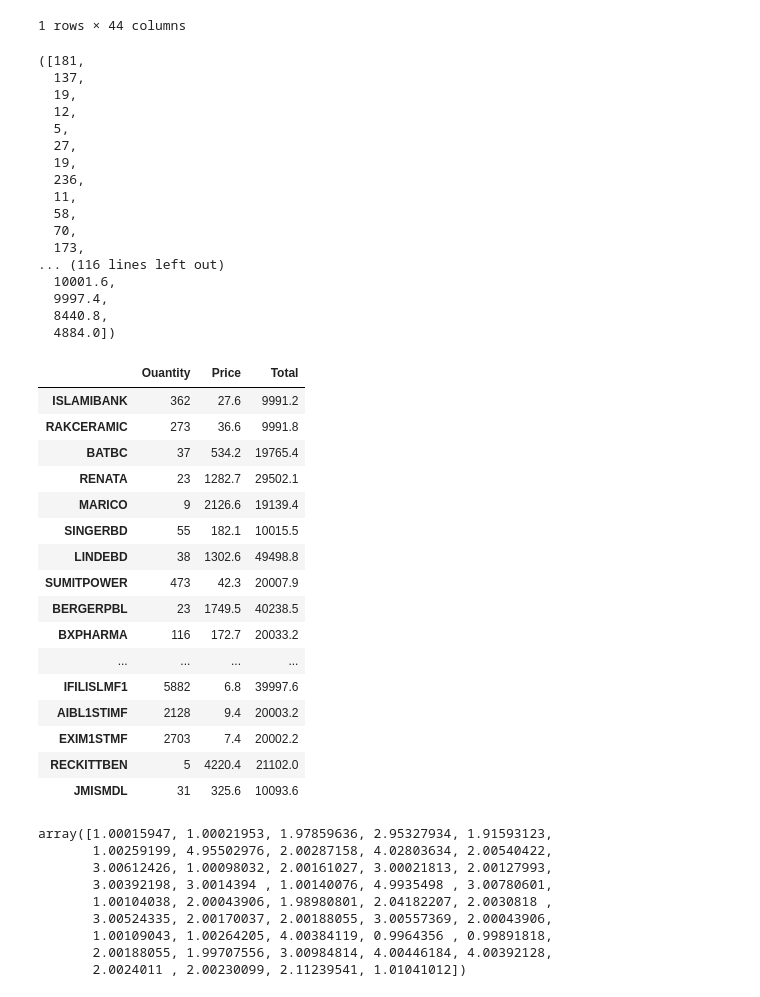
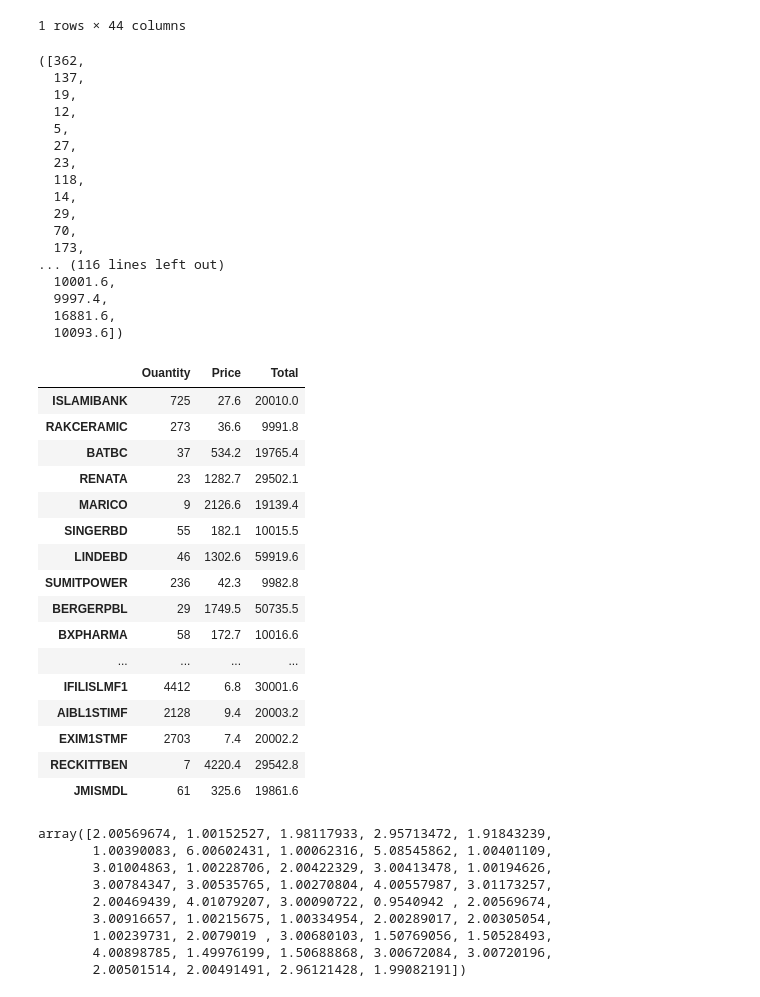
Before and after one commit to nafissaad/Tutorial1, a Jupyter notebook: Tutorial/My projects/My Portfolio/Risk and Return management .ipynb, the cells around one changed output. Cells and saved outputs as stored; diff of their text form; code cells hidden in the pictures.

```diff
--- a/Tutorial/My projects/My Portfolio/Risk and Return management .ipynb
+++ b/Tutorial/My projects/My Portfolio/Risk and Return management .ipynb
@@ -181,4 +206,5 @@ Working on : JMISMDL
 # %%
+sets=pd.read_excel("C:\\Users\\nafissaad\\Tutorial\\Fundamental analysis\\My Portfolio\\data_set.xlsx",index_col='date')
 sets
 # %% [output]
 |  | ISLAMIBANK | RAKCERAMIC | BATBC | RENATA | MARICO | SINGERBD | LINDEBD | SUMITPOWER | BERGERPBL | BXPHARMA | ... |
@@ -699,4 +708,4 @@ plt.show()
 # %%
-SR_IDX=np.argmin(p_vol)
+SR_IDX=np.argmax(p_SR)
 SR_IDX
 # %% [output]
@@ -883,11 +875,11 @@ price('2021-06-13','2021-06-13')
 # %%
 sdate,edate='2021-06-13','2021-06-13'
 # %%
-def my_port(investment):
+def my_port(investment,m):
     Q=[]
     P=[]
     T=[]
-    m=pd.read_excel("C:\\Users\\nafissaad\\Tutorial\\Fundamental analysis\\My Portfolio\\Weights.xlsx",index_col='Unnamed: 0')
+    m=m
     pr=price(sdate,edate)
     for i in sets.columns:
         wt=(investment/ m['Weights'].sum())*(m.loc[i].values)
@@ -896,64 +888,64 @@ def my_port(investment):
         T.append(round(float(wt)/float(pr[i].values))*float(pr[i].values))
     return(Q,P,T)
 # %%
-my_port(500000)
+my_port(500000,m)
 # %% [output]
-([181,
+([362,
   137,
   19,
   12,
   5,
   27,
-  19,
-  236,
-  11,
-  58,
+  23,
+  118,
+  14,
+  29,
   70,
   173,
 ... (116 lines left out)
   10001.6,
   9997.4,
-  8440.8,
-  4884.0])
+  16881.6,
+  10093.6])
 # %%
 lists=pd.DataFrame()
 # %%
 lists=pd.DataFrame(columns=['Ouantity','Price','Total'],index=[sets.columns])
-lists['Ouantity']=my_port(1000000)[0]
-lists['Price']=my_port(1000000)[1]
-lists['Total']=my_port(1000000)[2]
-lists
+lists['Ouantity']=my_port(1000000,m)[0]
+lists['Price']=my_port(1000000,m)[1]
+lists['Total']=my_port(1000000,m)[2]
+lists#['Total'].sum()
 # %% [output]
 |  | Ouantity | Price | Total |
-| ISLAMIBANK | 362 | 27.6 | 9991.2 |
+| ISLAMIBANK | 725 | 27.6 | 20010.0 |
 | RAKCERAMIC | 273 | 36.6 | 9991.8 |
 | BATBC | 37 | 534.2 | 19765.4 |
 | RENATA | 23 | 1282.7 | 29502.1 |
 | MARICO | 9 | 2126.6 | 19139.4 |
 | SINGERBD | 55 | 182.1 | 10015.5 |
-| LINDEBD | 38 | 1302.6 | 49498.8 |
-| SUMITPOWER | 473 | 42.3 | 20007.9 |
-| BERGERPBL | 23 | 1749.5 | 40238.5 |
-| BXPHARMA | 116 | 172.7 | 20033.2 |
+| LINDEBD | 46 | 1302.6 | 59919.6 |
+| SUMITPOWER | 236 | 42.3 | 9982.8 |
+| BERGERPBL | 29 | 1749.5 | 50735.5 |
+| BXPHARMA | 58 | 172.7 | 10016.6 |
 | ... | ... | ... | ... |
-| IFILISLMF1 | 5882 | 6.8 | 39997.6 |
+| IFILISLMF1 | 4412 | 6.8 | 30001.6 |
 | AIBL1STIMF | 2128 | 9.4 | 20003.2 |
 | EXIM1STMF | 2703 | 7.4 | 20002.2 |
-| RECKITTBEN | 5 | 4220.4 | 21102.0 |
-| JMISMDL | 31 | 325.6 | 10093.6 |
+| RECKITTBEN | 7 | 4220.4 | 29542.8 |
+| JMISMDL | 61 | 325.6 | 19861.6 |
 # %%
-n=((lists['Total']/998960.7)*100).values
+n=((lists['Total']/997658.2999999999)*100).values
 n
 # %% [output]
-array([1.00015947, 1.00021953, 1.97859636, 2.95327934, 1.91593123,
-       1.00259199, 4.95502976, 2.00287158, 4.02803634, 2.00540422,
-       3.00612426, 1.00098032, 2.00161027, 3.00021813, 2.00127993,
-       3.00392198, 3.0014394 , 1.00140076, 4.9935498 , 3.00780601,
-       1.00104038, 2.00043906, 1.98980801, 2.04182207, 2.0030818 ,
-       3.00524335, 2.00170037, 2.00188055, 3.00557369, 2.00043906,
-       1.00109043, 1.00264205, 4.00384119, 0.9964356 , 0.99891818,
-       2.00188055, 1.99707556, 3.00984814, 4.00446184, 4.00392128,
-       2.0024011 , 2.00230099, 2.11239541, 1.01041012])
+array([2.00569674, 1.00152527, 1.98117933, 2.95713472, 1.91843239,
+       1.00390083, 6.00602431, 1.00062316, 5.08545862, 1.00401109,
+       3.01004863, 1.00228706, 2.00422329, 3.00413478, 1.00194626,
+       3.00784347, 3.00535765, 1.00270804, 4.00557987, 3.01173257,
+       2.00469439, 4.01079207, 3.00090722, 0.9540942 , 2.00569674,
+       3.00916657, 1.00215675, 1.00334954, 2.00289017, 2.00305054,
+       1.00239731, 2.0079019 , 3.00680103, 1.50769056, 1.50528493,
+       4.00898785, 1.49976199, 1.50688868, 3.00672084, 3.00720196,
+       2.00501514, 2.00491491, 2.96121428, 1.99082191])
 # %%
 (n/100).dot(returns.mean())*252 #yearly return
 # %% [output]
```
Also changed, not shown: parts of 62 cells of this notebook.
